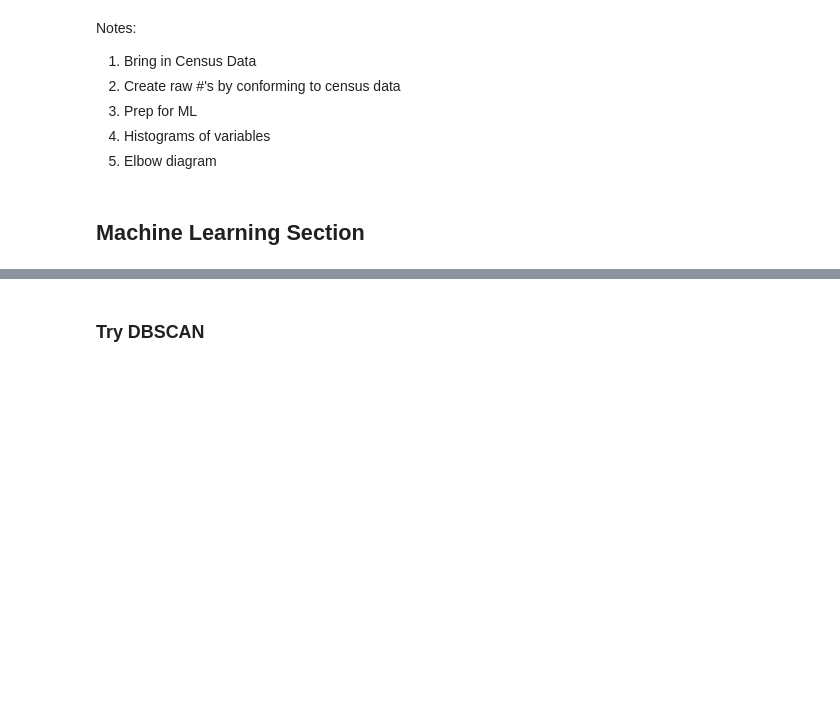
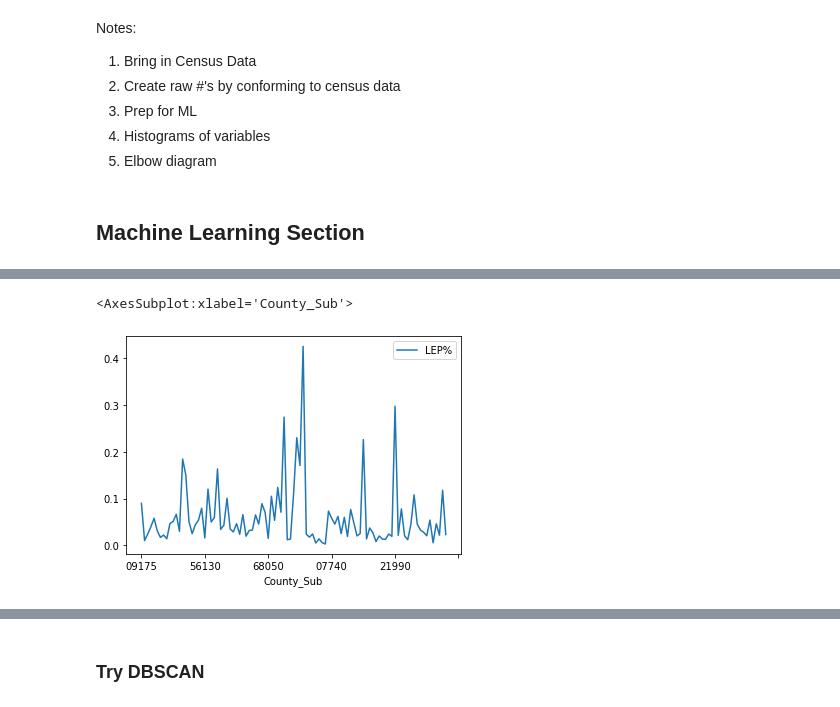
Before and after one commit to mmatkinson7/EquityMLMPO, a Jupyter notebook: ML_Equity_MPO.ipynb, the cells around one changed output, grey strips where cells are left out. Saved outputs shown, nothing was run; the diff lists cells and outputs as text; code cells hidden in the pictures; blank space fills up the shorter version.

```diff
--- a/ML_Equity_MPO.ipynb
+++ b/ML_Equity_MPO.ipynb
@@ -316,0 +314,6 @@ Make histograms of all the variables to see what the range looks like
+# %%
+# LEP %
+allvarDF[['County_Sub','LEP%']].set_index('County_Sub').plot(kind='line')
+# %% [output]
+<AxesSubplot:xlabel='County_Sub'>
+[figure, added]
```
Also changed, not shown: parts of 30 cells of this notebook.
